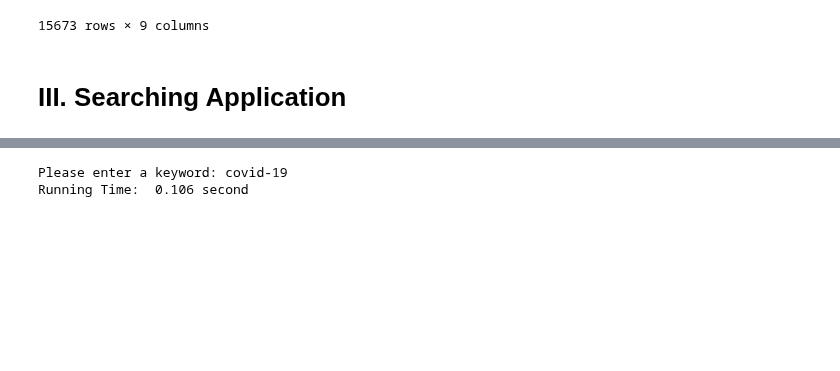
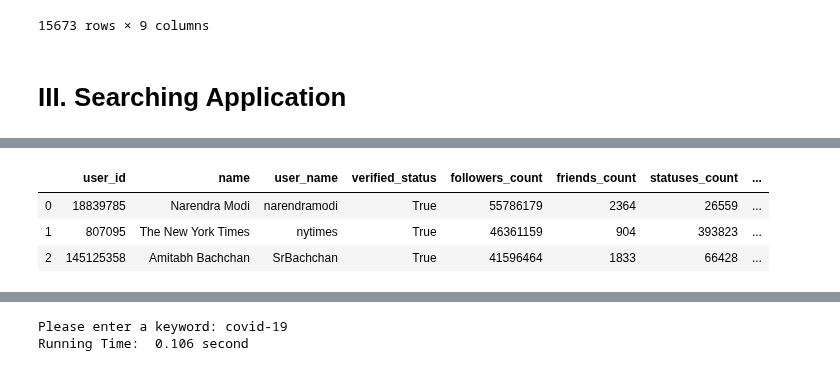
Before and after one commit to Hui-Dora-Wang/Search-Application-on-Twitter, a Jupyter notebook: search_app.ipynb, the cells around one changed output, grey strips where cells are left out. Cells and saved outputs as stored; diff of their text form; code cells hidden in the pictures; blank space fills up the shorter version.

```diff
--- a/search_app.ipynb
+++ b/search_app.ipynb
@@ -304,0 +356,9 @@ Select Time Range & Save Cache
+# %%
+# Top 3 popular verified users ranked by followers_count
+pop_user = create_pandas_table("SELECT * FROM users_data WHERE verified_status = 'True' ORDER BY followers_count DESC LIMIT 10")
+pop_user.head(3)
+# %% [output]
+|  | user_id | name | user_name | verified_status | followers_count | friends_count | statuses_count | ... |
+| 0 | 18839785 | Narendra Modi | narendramodi | True | 55786179 | 2364 | 26559 | ... |
+| 1 | 807095 | The New York Times | nytimes | True | 46361159 | 904 | 393823 | ... |
+| 2 | 145125358 | Amitabh Bachchan | SrBachchan | True | 41596464 | 1833 | 66428 | ... |
```
Also changed, not shown: parts of 39 cells of this notebook.
